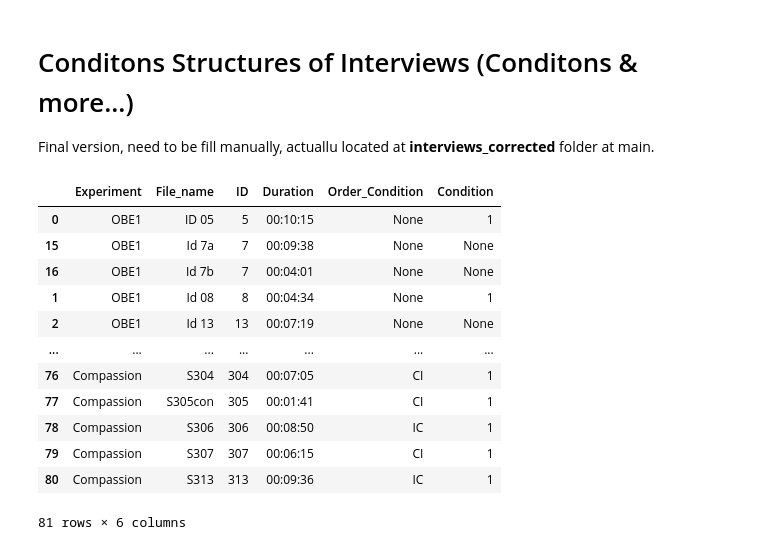
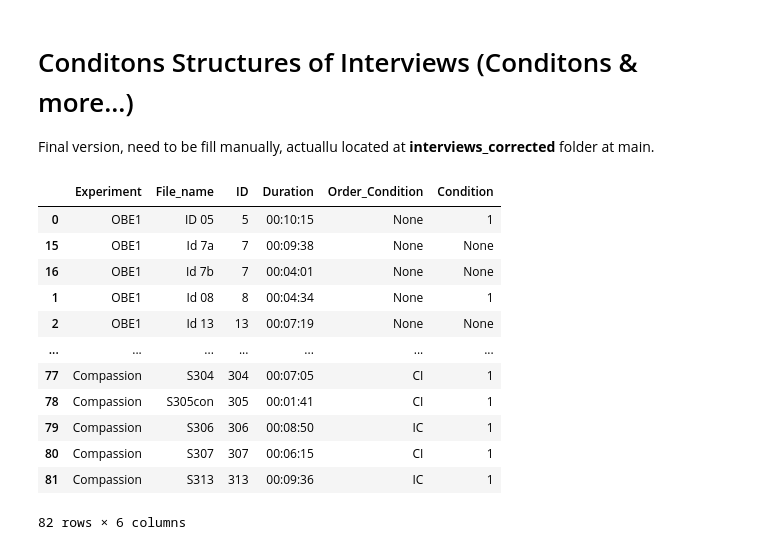
Before and after one commit to AfroDeivid/automatic-interviews-processing, a Jupyter notebook: src/audio_and_experiment/audio_and_experiment.ipynb, the cells around one changed output. Drawn from its saved outputs; the diff is of its cells as text; code cells hidden in the pictures.

```diff
--- a/src/audio_and_experiment/audio_and_experiment.ipynb
+++ b/src/audio_and_experiment/audio_and_experiment.ipynb
@@ -147,6 +145,7 @@ df = pd.read_csv("audio_data.csv")
 # Get the order of the conditions for each experiment
 # C : Control , I : Intervention, 1 : Only one interview, 0 : No interview (eg. Set-up)
 # %%
+df = pd.read_csv("audio_data.csv")
 # Compassion
 conditions_compassion = pd.read_csv("../../data/Compassion/Compassion_orders.csv")
 conditions_compassion["ID"] = conditions_compassion["Number"].apply(extract_id)
@@ -166,7 +165,7 @@ conditions_obe1 = pd.DataFrame({"ID": obe1_ids, "Order_Condition": None})
 
 # Combine all conditions
 conditions = pd.concat([conditions_compassion, conditions_obe2, conditions_obe1], ignore_index=True)
-df = pd.merge(df, conditions[["ID","Order_Condition"]], on="ID")
+df = pd.merge(df, conditions[["ID","Order_Condition"]], on="ID", how="left")
 
 # Create the 'Condition' column and set initial values to None
 df["Condition"] = None
@@ -179,36 +178,36 @@ def assign_condition(row):
     # If there is only one file for this ID, set Condition to "1"
     if len(id_group) == 1:
         return "1"
 
     # Assign 'Condition' based on alphabetical order in 'OBE2'
     if row['Experiment'] == 'OBE2' and len(id_group) == 2:
         if row.name == id_group.index[0]:
             return row['Order_Condition'][0]
         elif row.name == id_group.index[1]:
             return row['Order_Condition'][1]
 
     # For other cases, leave Condition as None
     return row['Condition']
 
 # Apply the function to assign conditions
 df['Condition'] = df.apply(assign_condition, axis=1)
 
 # Select specific columns and save the final structured data
 df = df[["Experiment", "File_name", "ID", "Duration", "Order_Condition", "Condition"]]
 
 df.to_csv("structured_data.csv", index=False)
 df
 # %% [output]
 |  | Experiment | File_name | ID | Duration | Order_Condition | Condition |
 | 0 | OBE1 | ID 05 | 5 | 00:10:15 | None | 1 |
 | 15 | OBE1 | Id 7a | 7 | 00:09:38 | None | None |
 | 16 | OBE1 | Id 7b | 7 | 00:04:01 | None | None |
 | 1 | OBE1 | Id 08 | 8 | 00:04:34 | None | 1 |
 | 2 | OBE1 | Id 13 | 13 | 00:07:19 | None | None |
 | ... | ... | ... | ... | ... | ... | ... |
-| 76 | Compassion | S304 | 304 | 00:07:05 | CI | 1 |
-| 77 | Compassion | S305con | 305 | 00:01:41 | CI | 1 |
-| 78 | Compassion | S306 | 306 | 00:08:50 | IC | 1 |
-| 79 | Compassion | S307 | 307 | 00:06:15 | CI | 1 |
-| 80 | Compassion | S313 | 313 | 00:09:36 | IC | 1 |
+| 77 | Compassion | S304 | 304 | 00:07:05 | CI | 1 |
+| 78 | Compassion | S305con | 305 | 00:01:41 | CI | 1 |
+| 79 | Compassion | S306 | 306 | 00:08:50 | IC | 1 |
+| 80 | Compassion | S307 | 307 | 00:06:15 | CI | 1 |
+| 81 | Compassion | S313 | 313 | 00:09:36 | IC | 1 |
-81 rows × 6 columns
+82 rows × 6 columns
```
Also changed, not shown: parts of 2 cells of this notebook, 6 other files.
